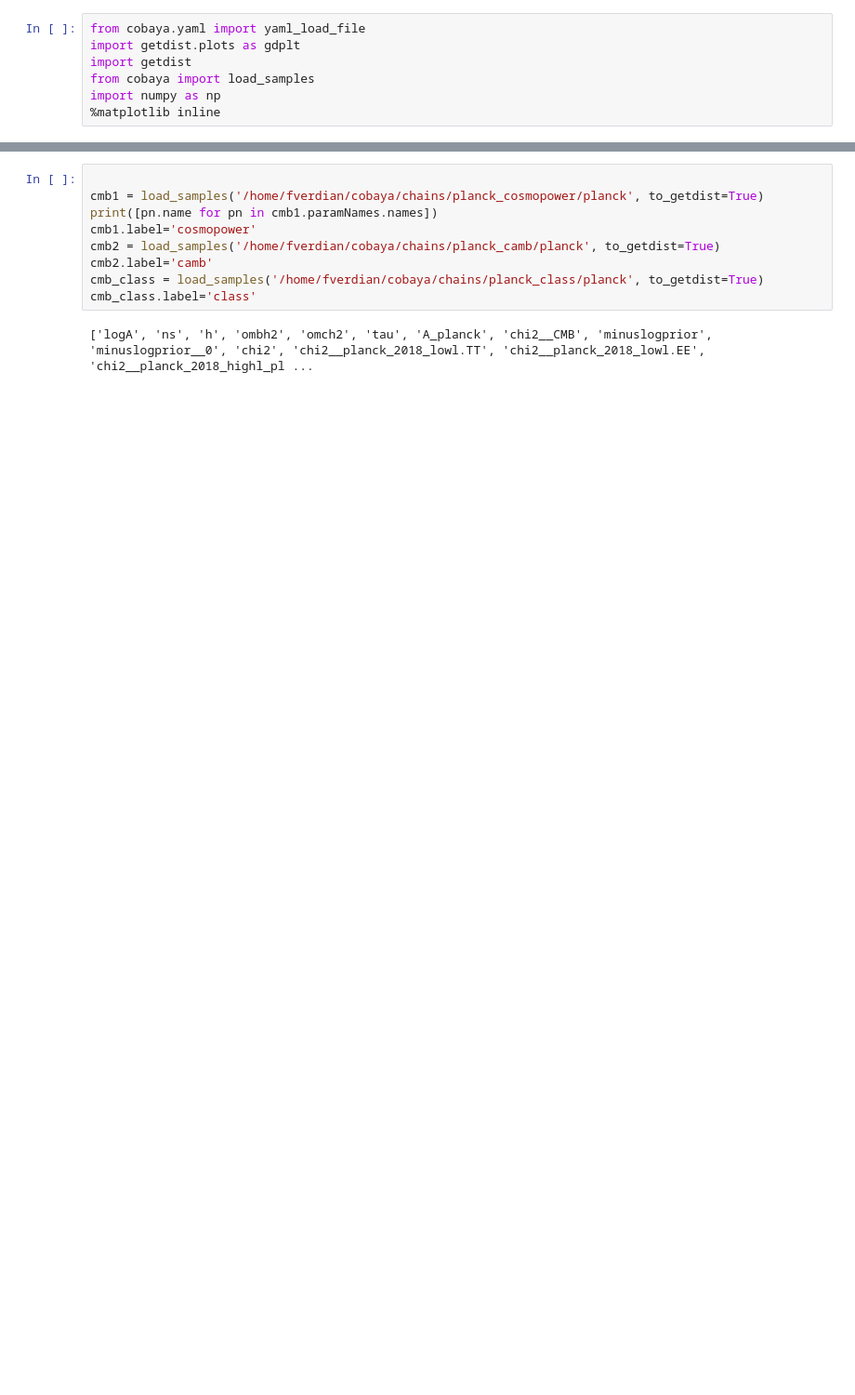
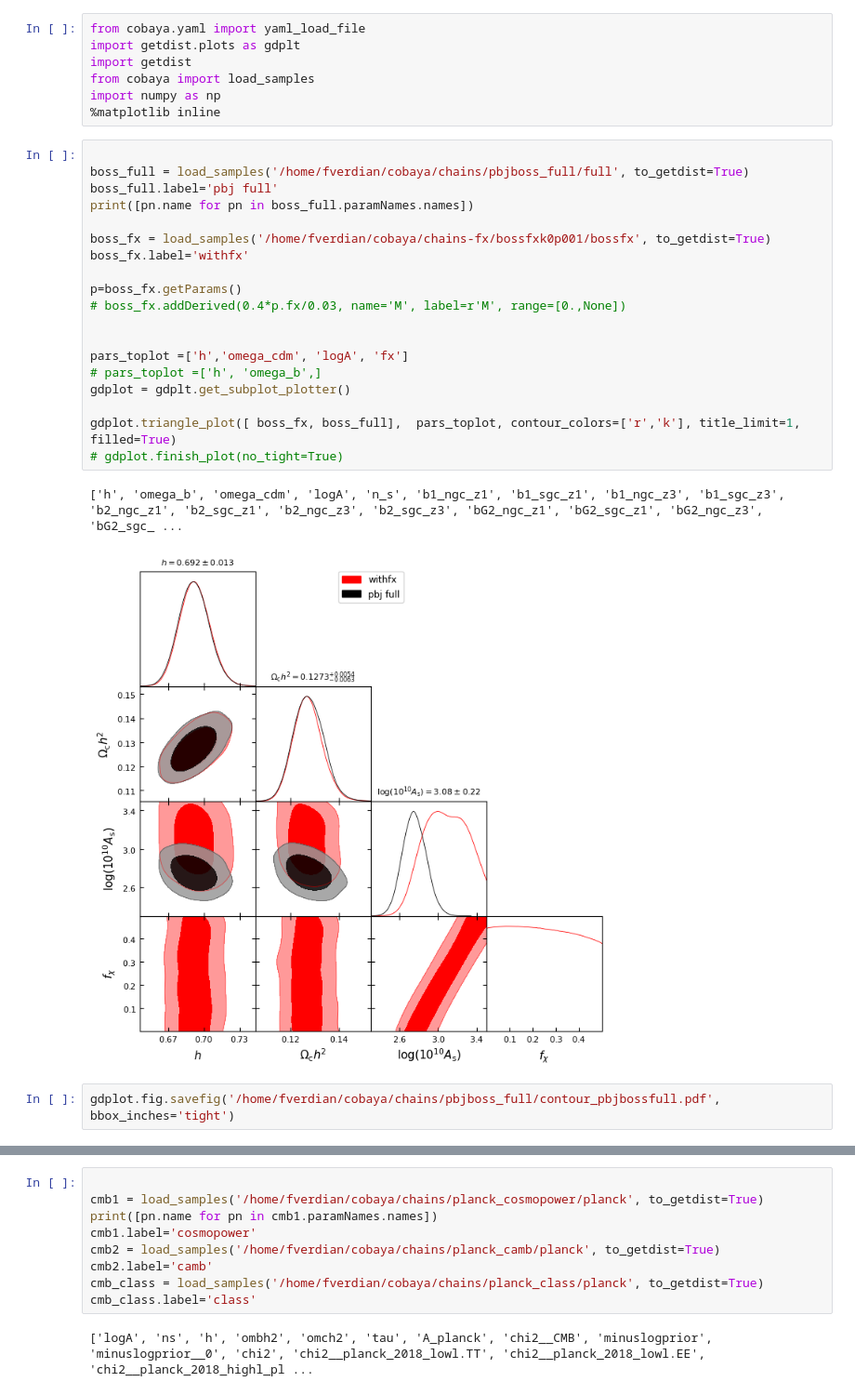
Before and after one commit to fverd/cobaya, a Jupyter notebook: FRA/analyze-chain.ipynb, the cells around one changed output, grey strips where cells are left out. Shown: that part at 93% size. Saved outputs shown, nothing was run; the diff lists cells and outputs as text; blank space fills up the shorter version.

```diff
--- a/FRA/analyze-chain.ipynb
+++ b/FRA/analyze-chain.ipynb
@@ -5,3 +5,27 @@ import getdist
 from cobaya import load_samples
 import numpy as np
 %matplotlib inline
+# %%
+
+boss_full = load_samples('/home/fverdian/cobaya/chains/pbjboss_full/full', to_getdist=True)
+boss_full.label='pbj full'
+print([pn.name for pn in boss_full.paramNames.names])
+
+boss_fx = load_samples('/home/fverdian/cobaya/chains-fx/bossfxk0p001/bossfx', to_getdist=True)
+boss_fx.label='withfx'
+
+p=boss_fx.getParams()
+# boss_fx.addDerived(0.4*p.fx/0.03, name='M', label=r'M', range=[0.,None])
+
+
+pars_toplot =['h','omega_cdm', 'logA', 'fx']
+# pars_toplot =['h', 'omega_b',]
+gdplot = gdplt.get_subplot_plotter()
+
+gdplot.triangle_plot([ boss_fx, boss_full],  pars_toplot, contour_colors=['r','k'], title_limit=1, filled=True)
+# gdplot.finish_plot(no_tight=True)
+# %% [output]
+['h', 'omega_b', 'omega_cdm', 'logA', 'n_s', 'b1_ngc_z1', 'b1_sgc_z1', 'b1_ngc_z3', 'b1_sgc_z3', 'b2_ngc_z1', 'b2_sgc_z1', 'b2_ngc_z3', 'b2_sgc_z3', 'bG2_ngc_z1', 'bG2_sgc_z1', 'bG2_ngc_z3', 'bG2_sgc_ ...
+[figure, added]
+# %%
+gdplot.fig.savefig('/home/fverdian/cobaya/chains/pbjboss_full/contour_pbjbossfull.pdf', bbox_inches='tight')
```
Also changed, not shown: parts of 8 cells of this notebook, 30 other files.
